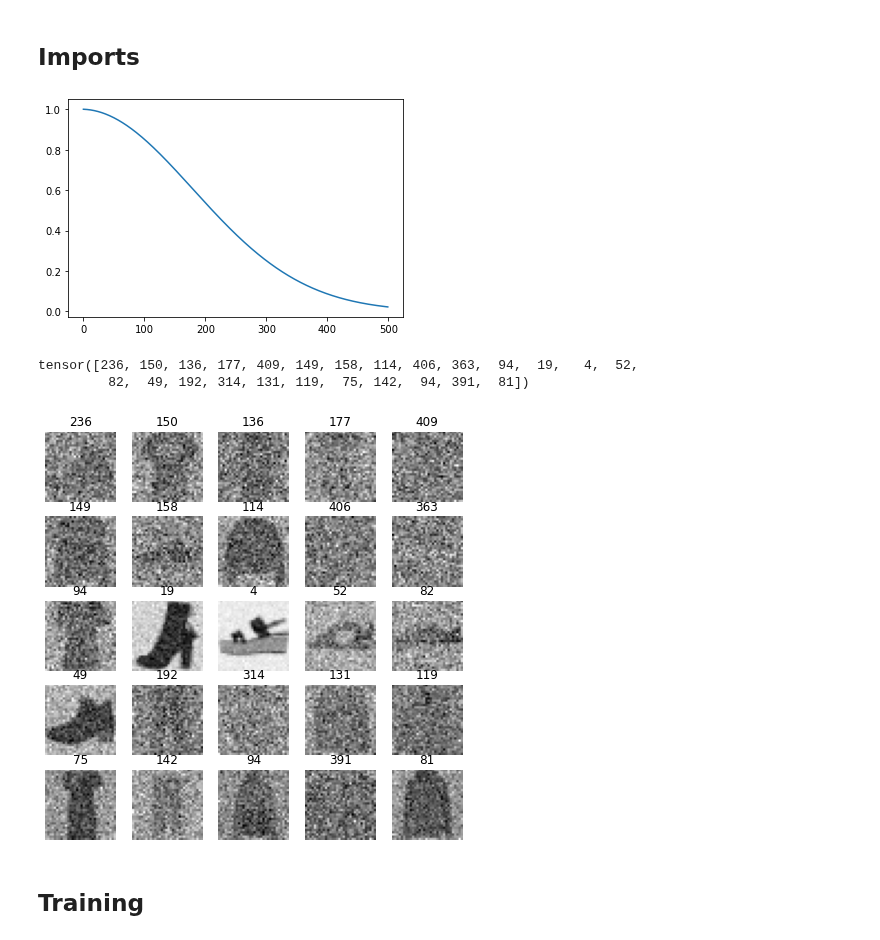
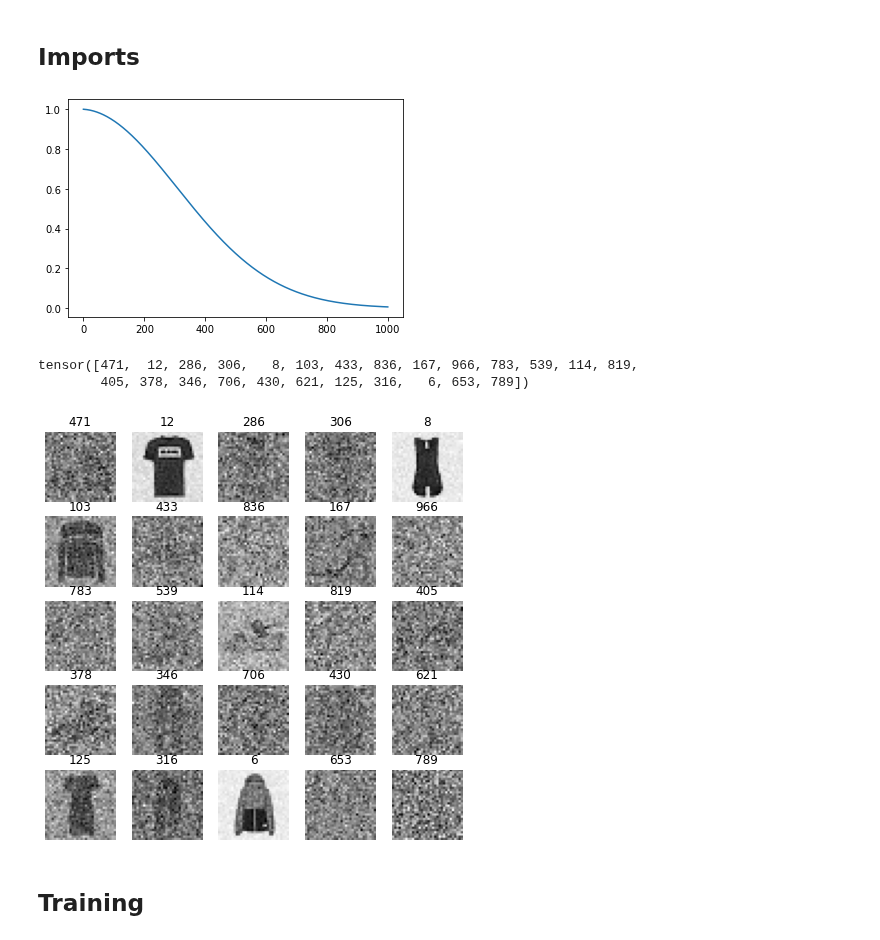
Before and after one commit to fastai/course22p2, a Jupyter notebook: nbs/20_DDPM_v3.ipynb, the cells around one changed output. Saved outputs shown, nothing was run; the diff lists cells and outputs as text; code cells hidden in the pictures.

```diff
--- a/nbs/20_DDPM_v3.ipynb
+++ b/nbs/20_DDPM_v3.ipynb
@@ -32,12 +36,12 @@ from datasets import load_dataset,load_dataset_builder
 mpl.rcParams['image.cmap'] = 'gray_r'
 logging.disable(logging.WARNING)
 # %%
-x,y = 'image','label'
+xl,yl = 'image','label'
 name = "fashion_mnist"
 dsd = load_dataset(name)
 
 @inplace
-def transformi(b): b[x] = [TF.resize(TF.to_tensor(o), (32,32)) for o in b[x]]
+def transformi(b): b[xl] = [F.pad(TF.to_tensor(o), (2,2,2,2)) for o in b[xl]]
 
 bs = 512
 tds = dsd.with_transform(transformi)
@@ -46,7 +50,7 @@ dls = DataLoaders.from_dd(tds, bs, num_workers=8)
 dt = dls.train
 xb,yb = next(iter(dt))
 # %%
-betamin,betamax,n_steps = 0.0001,0.015,500
+betamin,betamax,n_steps = 0.0001,0.01,1000
 beta = torch.linspace(betamin, betamax, n_steps)
 alpha = 1.-beta
 alphabar = alpha.cumprod(dim=0)
@@ -54,28 +58,27 @@ sigma = beta.sqrt()
 # %%
 plt.plot(alphabar);
 # %% [output]
-[figure, old version]
+[figure, new version]
 # %%
 def noisify(x0, ᾱ):
     device = x0.device
     n = len(x0)
-    t = np.random.triangular(0, 0, 1, (n,))*n_steps
-    t = tensor(t, dtype=torch.long)
+    t = torch.randint(0, n_steps, (n,), dtype=torch.long)
     ε = torch.randn(x0.shape, device=device)
     ᾱ_t = ᾱ[t].reshape(-1, 1, 1, 1).to(device)
     xt = ᾱ_t.sqrt()*x0 + (1-ᾱ_t).sqrt()*ε
     return (xt, t.to(device)), ε
-# %%
-(xt,t),ε = noisify(xb[:25],alphabar)
-t
-# %% [output]
-tensor([236, 150, 136, 177, 409, 149, 158, 114, 406, 363,  94,  19,   4,  52,
-         82,  49, 192, 314, 131, 119,  75, 142,  94, 391,  81])
+# %%
+(xt,t),ε = noisify(xb[:25],alphabar)
+t
+# %% [output]
+tensor([471,  12, 286, 306,   8, 103, 433, 836, 167, 966, 783, 539, 114, 819,
+        405, 378, 346, 706, 430, 621, 125, 316,   6, 653, 789])
 # %%
-titles = fc.map_ex(t, '{}')
-show_images(xt, imsize=1.5, titles=titles)
+titles = fc.map_ex(t[:25], '{}')
+show_images(xt[:25], imsize=1.5, titles=titles)
 # %% [output]
-[figure, old version]
+[figure, new version]
 # %% [markdown]
 ## Training
 # %%
```
Also changed, not shown: parts of 55 cells of this notebook, 7 other files.
